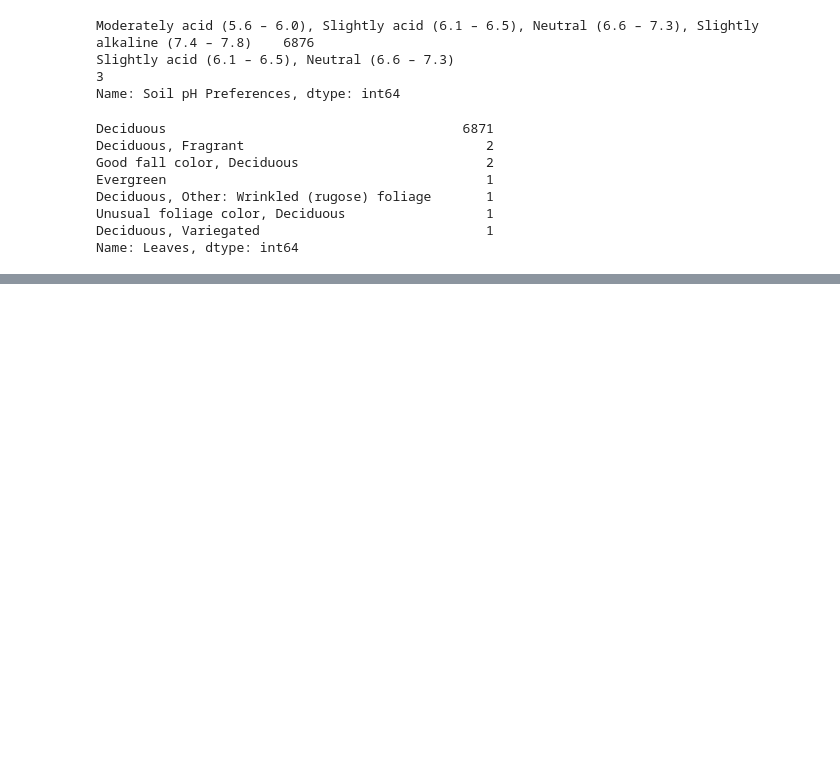
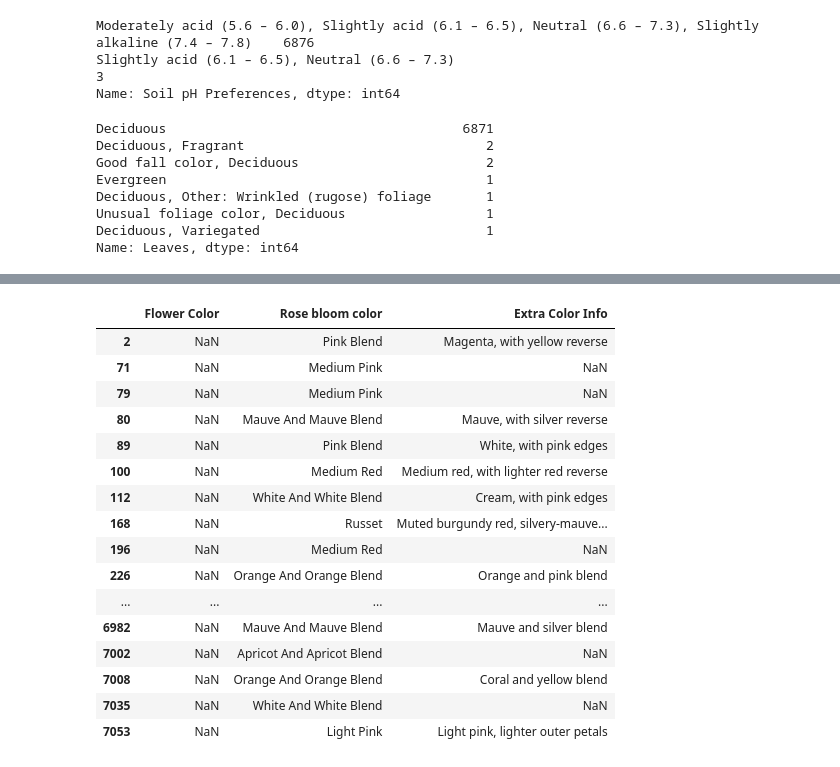
Before and after one commit to anna-zverkova/Rose_scrape, a Jupyter notebook: Analysis of rose data from Garden.org.ipynb, the cells around one changed output, grey strips where cells are left out. Saved outputs shown, nothing was run; the diff lists cells and outputs as text; code cells hidden in the pictures; blank space fills up the shorter version.

```diff
--- a/Analysis of rose data from Garden.org.ipynb
+++ b/Analysis of rose data from Garden.org.ipynb
@@ -858,3 +866,12 @@ Deciduous, Other: Wrinkled (rugose) foliage       1
 Unusual foliage color, Deciduous                  1
 Deciduous, Variegated                             1
 Name: Leaves, dtype: int64
+# %%
+# 14.) Column ['Flower Color'] some times starts with lower case latters. This messes up value counts.
+
+
+df['Flower Color2'] = df['Flower Color'].str.capitalize()
+
+df['Flower Color'] = df['Flower Color'].str.title()
+
+df[['Flower Color', 'Flower Color2']].value_counts()
@@ -866,0 +1057,22 @@ Name: Leaves, dtype: int64
+# %%
+# Where 'Flower Color' is blank but 'Rose bloom color' is populated
+
+df[['Flower Color', 'Rose bloom color', 'Extra Color Info']].loc[(df['Flower Color'].isnull()) & (df['Rose bloom color'].notnull())]
+# %% [output]
+|  | Flower Color | Rose bloom color | Extra Color Info |
+| 2 | NaN | Pink Blend | Magenta, with yellow reverse |
+| 71 | NaN | Medium Pink | NaN |
+| 79 | NaN | Medium Pink | NaN |
+| 80 | NaN | Mauve And Mauve Blend | Mauve, with silver reverse |
+| 89 | NaN | Pink Blend | White, with pink edges |
+| 100 | NaN | Medium Red | Medium red, with lighter red reverse |
+| 112 | NaN | White And White Blend | Cream, with pink edges |
+| 168 | NaN | Russet | Muted burgundy red, silvery-mauve... |
+| 196 | NaN | Medium Red | NaN |
+| 226 | NaN | Orange And Orange Blend | Orange and pink blend |
+| ... | ... | ... | ... |
+| 6982 | NaN | Mauve And Mauve Blend | Mauve and silver blend |
+| 7002 | NaN | Apricot And Apricot Blend | NaN |
+| 7008 | NaN | Orange And Orange Blend | Coral and yellow blend |
+| 7035 | NaN | White And White Blend | NaN |
+| 7053 | NaN | Light Pink | Light pink, lighter outer petals |
```
Also changed, not shown: parts of 25 cells of this notebook.
